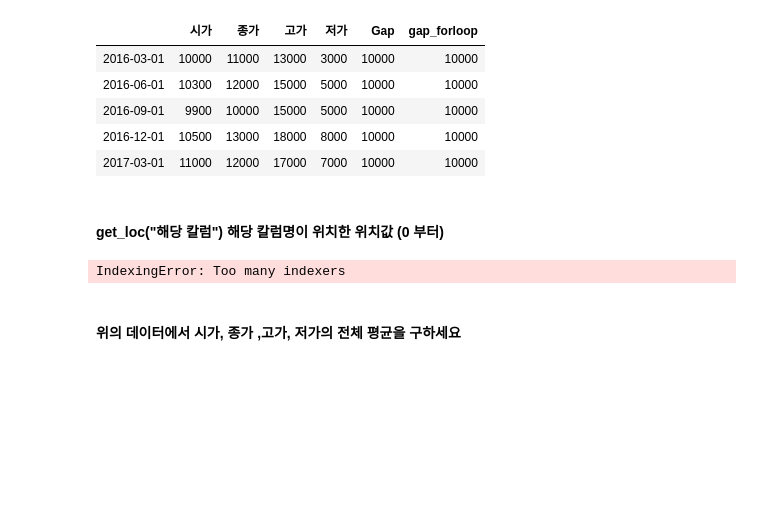
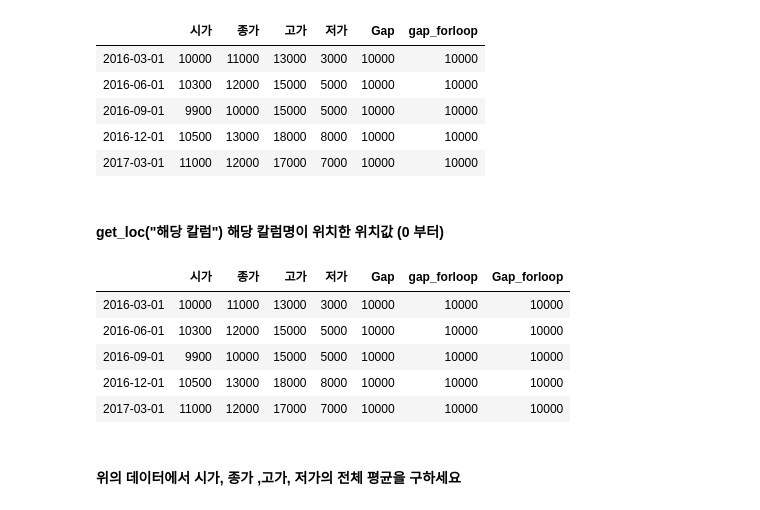
Before and after one commit to hanbinleejoy/anaconda-python, a Jupyter notebook: python_fundamental/05_3_Pandas_Apply_Lambda.ipynb, the cells around one changed output. Cells and saved outputs as stored; diff of their text form; code cells hidden in the pictures; blank space fills up the shorter version.

```diff
--- a/python_fundamental/05_3_Pandas_Apply_Lambda.ipynb
+++ b/python_fundamental/05_3_Pandas_Apply_Lambda.ipynb
@@ -92,22 +92,27 @@ stock_price_DF_withIndex
 # %%
 # iloc 이용한 방법
 stock_price_DF_withIndex["Gap_forloop"] = 0
 labels = ["Gap_forloop"]
-stock_price_DF_withIndex.loc[,"시가","종가"]
+stock_price_DF_withIndex.loc[:,["시가","종가"]]
 # Gap_forloop 칼럼이 몇번째 위치인지 알아내기 위한 방법
 # get_loc("해당 칼럼") 해당 칼럼명이 위치한 위치값 (0 부터)
 index_ints = [stock_price_DF_withIndex.columns.get_loc(label) for label in labels]
 index_ints
 
 for i in range(0, len(stock_price_DF_withIndex)):
     tempValue = stock_price_DF_withIndex.iloc[i, 0:4]
     tempMax = tempValue.max()
     tempMin = tempValue.min()
     stock_price_DF_withIndex.iloc[i, index_ints[0]] = tempMax - tempMin
 
 stock_price_DF_withIndex
 # %% [output]
-IndexingError: Too many indexers
+|  | 시가 | 종가 | 고가 | 저가 | Gap | gap_forloop | Gap_forloop |
+| 2016-03-01 | 10000 | 11000 | 13000 | 3000 | 10000 | 10000 | 10000 |
+| 2016-06-01 | 10300 | 12000 | 15000 | 5000 | 10000 | 10000 | 10000 |
+| 2016-09-01 | 9900 | 10000 | 15000 | 5000 | 10000 | 10000 | 10000 |
+| 2016-12-01 | 10500 | 13000 | 18000 | 8000 | 10000 | 10000 | 10000 |
+| 2017-03-01 | 11000 | 12000 | 17000 | 7000 | 10000 | 10000 | 10000 |
 # %% [markdown]
 #### 위의 데이터에서 시가, 종가 ,고가, 저가의 전체 평균을 구하세요
 # %%
```
Also changed, not shown: 3 other files.
